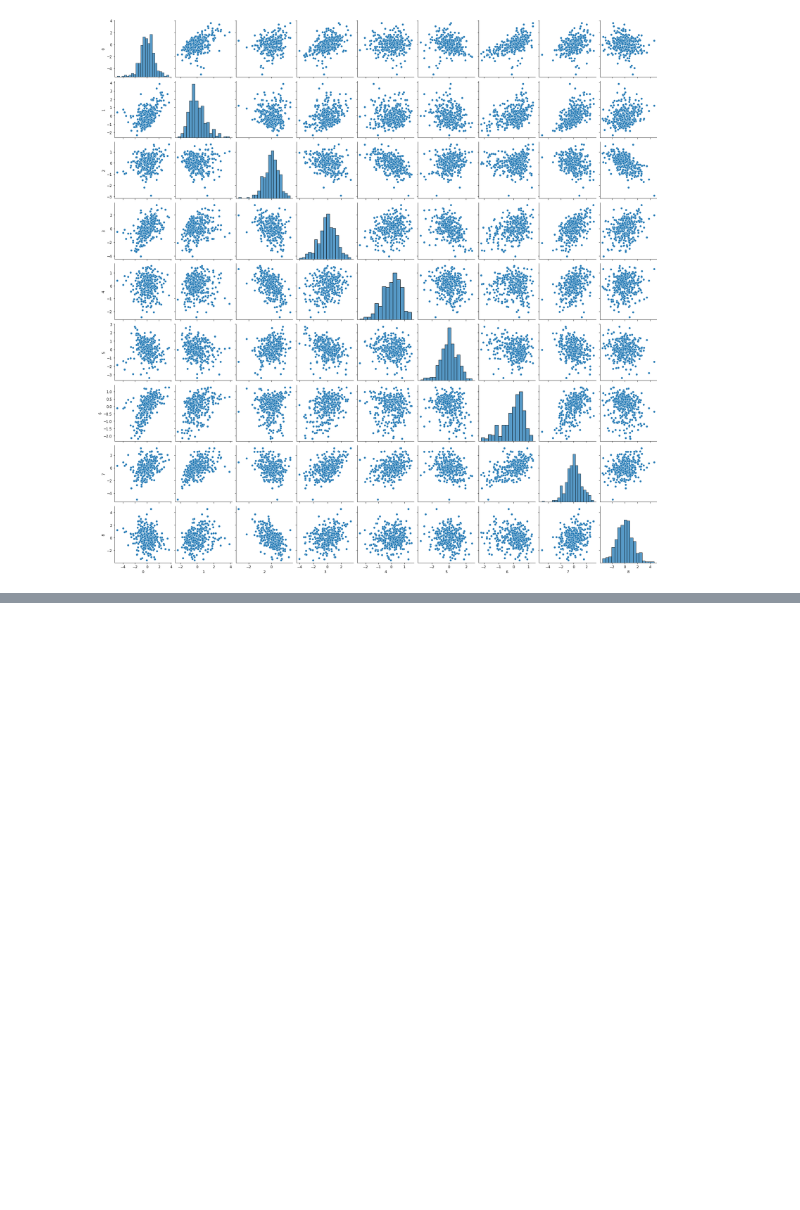
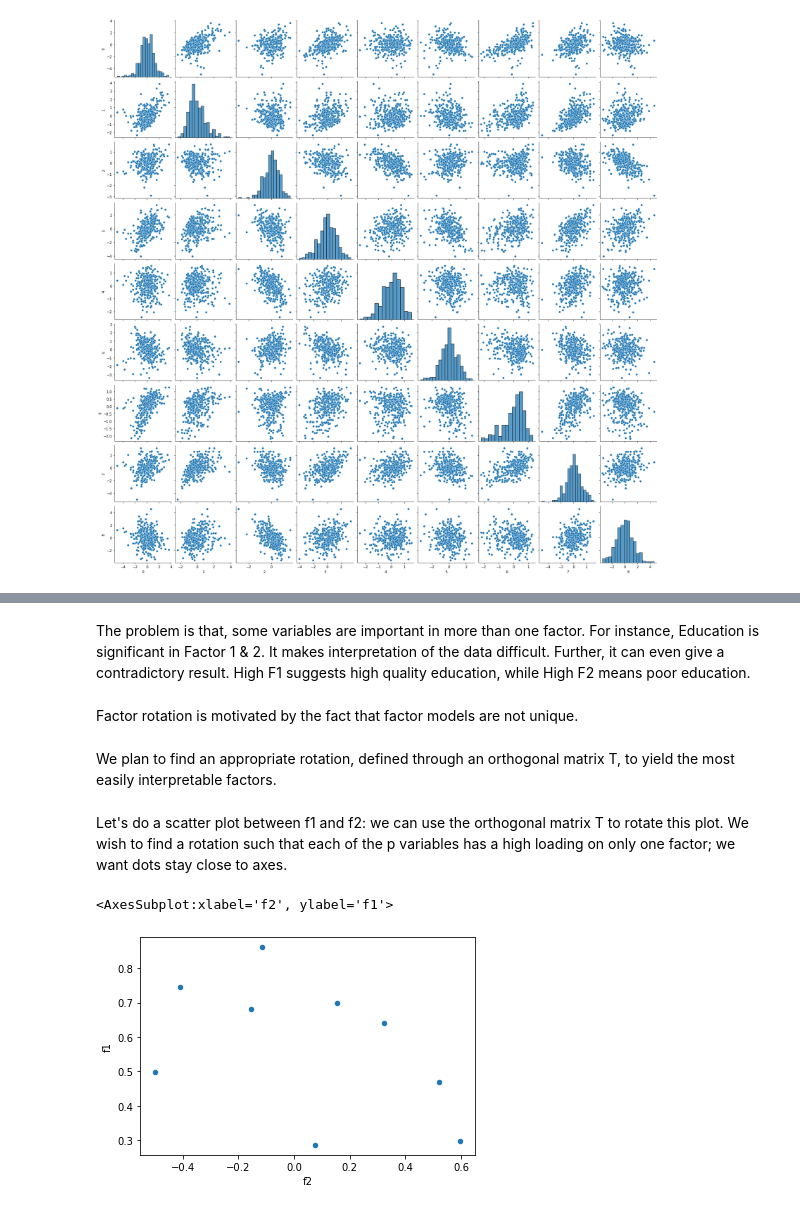
Before and after one commit to dwjuston/FactorAnalysis, a Jupyter notebook: Penn State Stat 505/Lesson 12 - Factor Analysis.ipynb, the cells around one changed output, grey strips where cells are left out. Cells and saved outputs as stored; diff of their text form; code cells hidden in the pictures; blank space fills up the shorter version.

```diff
--- a/Penn State Stat 505/Lesson 12 - Factor Analysis.ipynb
+++ b/Penn State Stat 505/Lesson 12 - Factor Analysis.ipynb
@@ -90,12 +94,14 @@ $$
 e_i \sqrt{\lambda_i}
 $$
 # %%
-L = evectors[:, :3] * np.sqrt(evalues[:3])
-L = L
+L = evectors[:, :3] * np.sqrt(evalues[:3]) * (-1)
 # %%
 L.shape
 # %% [output]
 (9, 3)
 # %%
-L
+result = pd.DataFrame(L)
+result.index = df2.columns
+result.columns = ['f1','f2','f3']
+result
 # %% [output]
@@ -192,0 +338,13 @@ dtype: float64
+# %% [markdown]
+The problem is that, some variables are important in more than one factor. For instance, Education is significant in Factor 1 & 2. It makes interpretation of the data difficult. Further, it can even give a contradictory result. High F1 suggests high quality education, while High F2 means poor education.
+# %% [markdown]
+Factor rotation is motivated by the fact that factor models are not unique.
+# %% [markdown]
+We plan to find an appropriate rotation, defined through an orthogonal matrix T, to yield the most easily interpretable factors.
+# %% [markdown]
+Let's do a scatter plot between f1 and f2: we can use the orthogonal matrix T to rotate this plot. We wish to find a rotation such that each of the p variables has a high loading on only one factor; we want dots stay close to axes.
+# %%
+result.plot.scatter('f2','f1')
+# %% [output]
+<AxesSubplot:xlabel='f2', ylabel='f1'>
+[figure, added]
```
Also changed, not shown: parts of 62 cells of this notebook, 8 other files.
